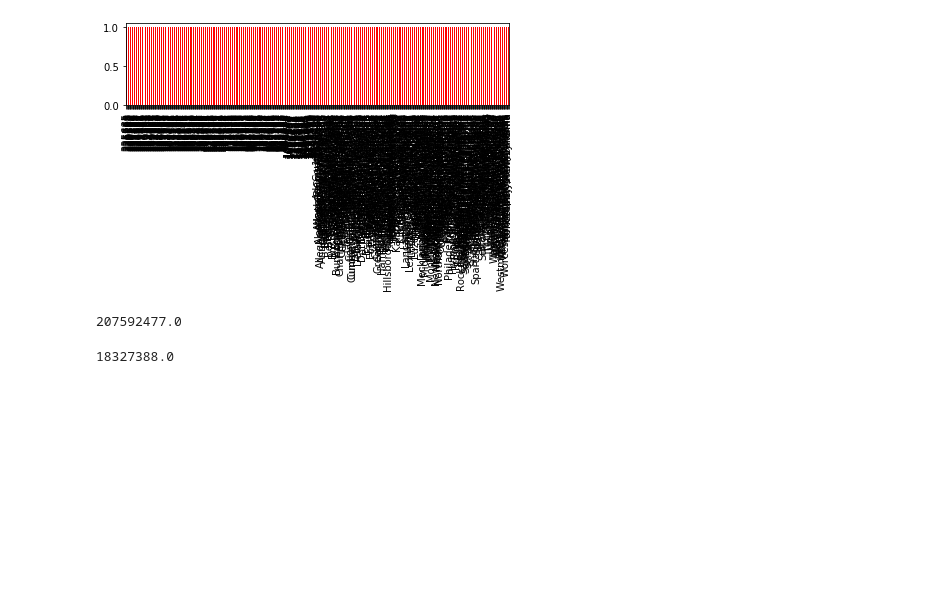
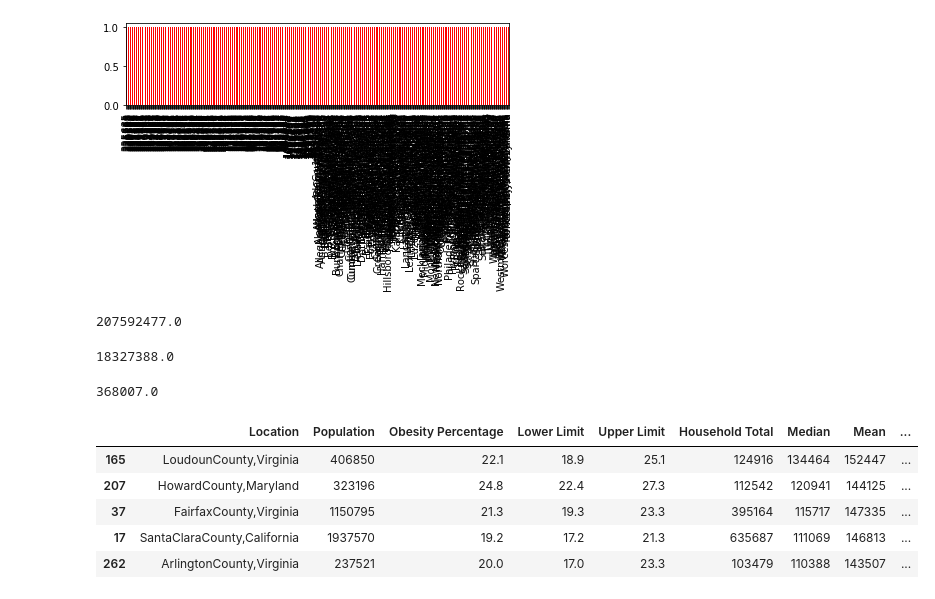
Before and after one commit to liliana-ilut/The-Mockingbirds, a Jupyter notebook: Clean Data/Graphs.ipynb, the cells around one changed output. Saved outputs shown, nothing was run; the diff lists cells and outputs as text; code cells hidden in the pictures; blank space fills up the shorter version.

```diff
--- a/Clean Data/Graphs.ipynb
+++ b/Clean Data/Graphs.ipynb
@@ -170,3 +170,18 @@ TotalInc = float((combined_df["Median"]).sum())
 TotalInc
 # %% [output]
 18327388.0
+# %%
+TotalRest = float((combined_df["CBP Establishments"]).sum())
+TotalRest
+# %% [output]
+368007.0
+# %%
+HighToLowIncome_df = combined_df.sort_values(["Median"], ascending=False).head()
+HighToLowIncome_df
+# %% [output]
+|  | Location | Population | Obesity Percentage | Lower Limit | Upper Limit | Household Total | Median | Mean | ... |
+| 165 | LoudounCounty,Virginia | 406850 | 22.1 | 18.9 | 25.1 | 124916 | 134464 | 152447 | ... |
+| 207 | HowardCounty,Maryland | 323196 | 24.8 | 22.4 | 27.3 | 112542 | 120941 | 144125 | ... |
+| 37 | FairfaxCounty,Virginia | 1150795 | 21.3 | 19.3 | 23.3 | 395164 | 115717 | 147335 | ... |
+| 17 | SantaClaraCounty,California | 1937570 | 19.2 | 17.2 | 21.3 | 635687 | 111069 | 146813 | ... |
+| 262 | ArlingtonCounty,Virginia | 237521 | 20.0 | 17.0 | 23.3 | 103479 | 110388 | 143507 | ... |
```
Also changed, not shown: parts of 4 cells of this notebook, 1 other file.
